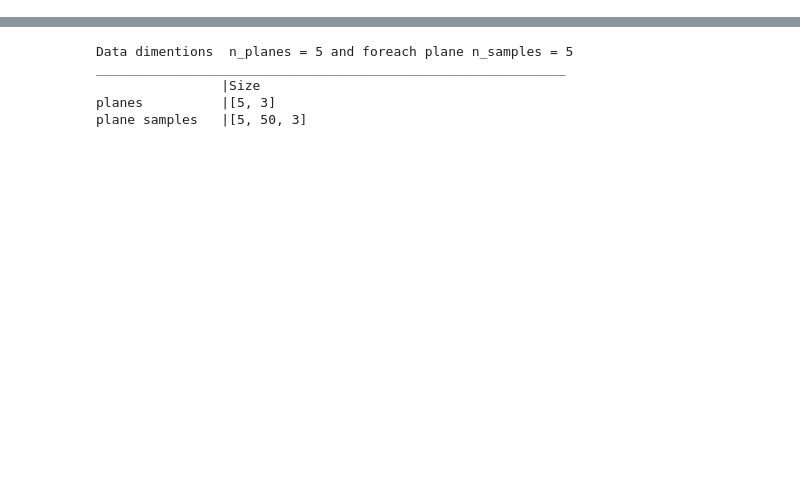
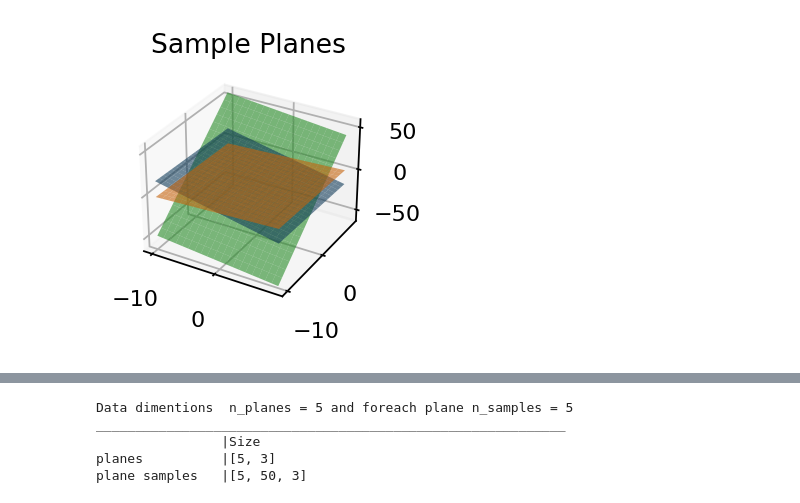
Before and after one commit to Ehsan2754/bcs23, a Jupyter notebook: notebooks/data_generation.ipynb, the cells around one changed output, grey strips where cells are left out. Cells and saved outputs as stored; diff of their text form; code cells hidden in the pictures; blank space fills up the shorter version.

```diff
--- a/notebooks/data_generation.ipynb
+++ b/notebooks/data_generation.ipynb
@@ -62 +54,11 @@ pltPlanesIn3D(*getRandom3DPlaneNorms(3),figsize=(1,1))
+# %%
+# produces random plane norm vectors in  a normal distribution
+def getRandom3DPlaneNorms(n, mean = 0, std = 1,offsets=False):
+    return (torch.normal(mean,std,size=(n, 3),dtype=torch.double), torch.rand(size=(n, 1),dtype=torch.double)) if offsets \
+        else (torch.normal(mean,std,size=(n, 3),dtype=torch.double), torch.zeros(n,1,dtype=torch.double))
+
+
+pltPlanesIn3D(*getRandom3DPlaneNorms(3),figsize=(2,2),title='Sample Planes')
+# %% [output]
+[figure, added]
 # %%
```
Also changed, not shown: parts of 7 cells of this notebook.
